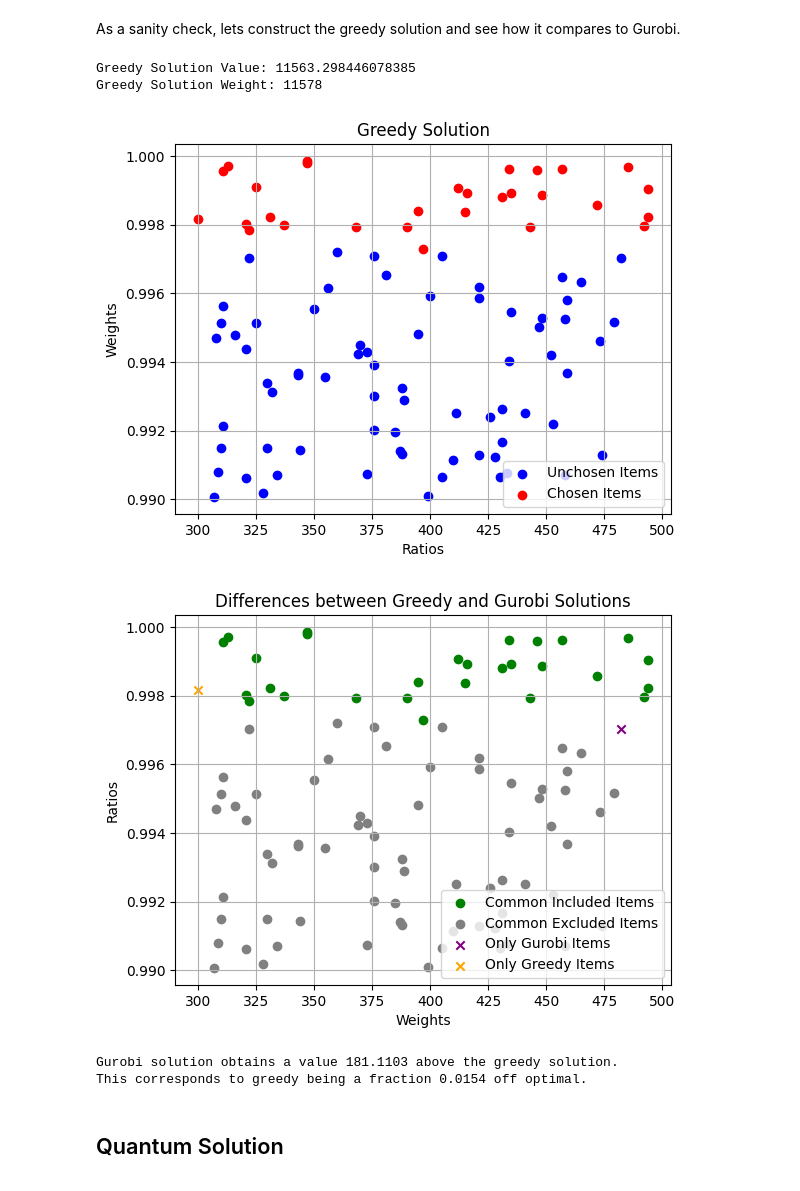
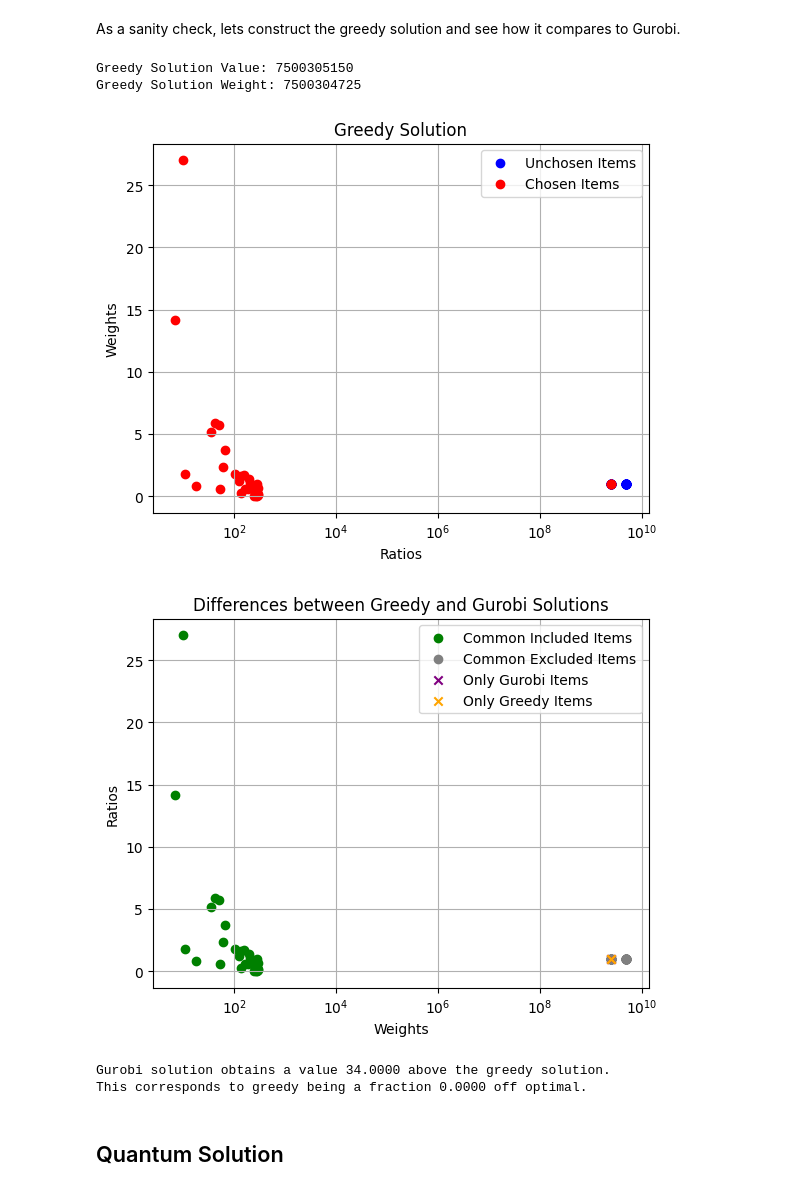
Before and after one commit to jhoule42/xQAOA_unit_commitment, a Jupyter notebook: demo.ipynb, the cells around one changed output. Saved outputs shown, nothing was run; the diff lists cells and outputs as text; code cells hidden in the pictures.

```diff
--- a/demo.ipynb
+++ b/demo.ipynb
@@ -47,3 +49,46 @@ plt.show()
+# %%
+values=np.array([5000100215, 5000100090, 5000100237, 5000100245, 5000100207,
+       5000100166, 5000100089, 5000100254, 5000100066, 5000100296,
+       5000100118, 5000100187, 5000100114, 5000100115, 5000100248,
+       5000100087, 5000100273, 5000100054, 5000100286, 5000100216,
+       5000100041, 5000100183, 5000100041, 5000100064, 5000100082,
+       5000100008, 5000100164, 5000100034, 5000100033, 5000100031,
+       5000100127, 5000100251, 5000100050, 5000100160, 5000100200,
+       2500100104, 2500100230, 2500100177, 2500100160, 2500100010,
+       2500100041, 2500100056, 2500100267, 2500100093, 2500100234,
+       2500100178, 2500100164, 2500100264, 2500100257, 2500100261,
+       2500100099, 2500100052, 2500100165, 2500100113, 2500100103,
+       2500100287, 2500100231, 2500100022, 2500100277, 2500100083,
+       2500100254, 2500100072, 2500100140, 2500100216, 2500100160,
+       2500100066, 2500100033, 2500100191, 2500100278, 2500100219,
+               39,        188,        222,         27,        220,
+              158,         66,        259,        139,          1,
+               15,        194,        180,        134,        142,
+              104,        245,        284,        294,         14,
+              189,         20,         99,        275,        190,
+              248,         29,         92,        270,         15])
+frac=0.038
+weights=np.array([5000100106, 5000100056, 5000100027, 5000100139, 5000100257,
+       5000100027, 5000100033, 5000100071, 5000100157, 5000100273,
+       5000100224, 5000100294, 5000100048, 5000100134, 5000100213,
+       5000100051, 5000100256, 5000100005, 5000100039, 5000100128,
+       5000100128, 5000100271, 5000100289, 5000100066, 5000100270,
+       5000100283, 5000100201, 5000100021, 5000100239, 5000100011,
+       5000100232, 5000100172, 5000100110, 5000100131, 5000100220,
+       2500100257, 2500100081, 2500100048, 2500100128, 2500100021,
+       2500100261, 2500100059, 2500100094, 2500100218, 2500100083,
+       2500100252, 2500100073, 2500100119, 2500100029, 2500100233,
+       2500100143, 2500100050, 2500100138, 2500100232, 2500100224,
+       2500100055, 2500100058, 2500100163, 2500100201, 2500100207,
+       2500100028, 2500100222, 2500100079, 2500100162, 2500100253,
+       2500100082, 2500100203, 2500100216, 2500100100, 2500100211,
+              133,        245,        134,        297,        204,
+              124,        298,        154,         59,        267,
+               18,        295,         35,        198,        223,
+              182,         66,        283,         51,        280,
+              105,         11,          7,        195,        234,
+               42,         52,        163,         10,        248])
+capacity = frac * np.sum(weights)
 # %% [markdown]
 Note the relationship between item weights and value is essentially linear with value equal to the weight rounded down to the nearest multiple of $d$.
 
@@ -116,39 +162,41 @@ plt.figure()
 plt.scatter(weights[~greedy_solution], ratios[~greedy_solution], color='blue', marker='o', label='Unchosen Items')
 plt.scatter(weights[greedy_solution], ratios[greedy_solution], color='red', marker='o', label='Chosen Items')
 plt.title('Greedy Solution')
 plt.xlabel('Ratios')
+plt.xscale('log')
 plt.ylabel('Weights')
 plt.legend()
 plt.grid(True)
 plt.show()
 
 # Plot the indices where the greedy solution and Gurobi solution differ
 diff_indices = np.logical_xor(greedy_solution, soln_mask)
 diff_gurobi_solutions = np.logical_and(soln_mask, diff_indices)
 diff_greedy_solutions = np.logical_and(greedy_solution, diff_indices)
 common_solutions = np.logical_and(greedy_solution, soln_mask)
 common_excluded = np.logical_and(~greedy_solution, ~soln_mask)
 plt.figure()
 plt.scatter(weights[common_solutions], ratios[common_solutions], color='green', marker='o', label='Common Included Items')
 plt.scatter(weights[common_excluded], ratios[common_excluded], color='gray', marker='o', label='Common Excluded Items')
 plt.scatter(weights[diff_gurobi_solutions], ratios[diff_gurobi_solutions], color='purple', marker='x', label='Only Gurobi Items')
 plt.scatter(weights[diff_greedy_solutions], ratios[diff_greedy_solutions], color='orange', marker='x', label='Only Greedy Items')
 plt.title('Differences between Greedy and Gurobi Solutions')
 plt.xlabel('Weights')
+plt.xscale('log')
 plt.ylabel('Ratios')
 plt.legend()
 plt.grid(True)
 plt.show()
 
 print(f"Gurobi solution obtains a value {optimal_value - greedy_value:.4f} above the greedy solution.")
 print(f"This corresponds to greedy being a fraction {(optimal_value - greedy_value)/optimal_value:.4f} off optimal.")
 # %% [output]
-Greedy Solution Value: 11563.298446078385
-Greedy Solution Weight: 11578
+Greedy Solution Value: 7500305150
+Greedy Solution Weight: 7500304725
-[figure, old version]
+[figure, new version]
-[figure, old version]
+[figure, new version]
-Gurobi solution obtains a value 181.1103 above the greedy solution.
-This corresponds to greedy being a fraction 0.0154 off optimal.
+Gurobi solution obtains a value 34.0000 above the greedy solution.
+This corresponds to greedy being a fraction 0.0000 off optimal.
 # %% [markdown]
 ## Quantum Solution
 # %% [markdown]
```
Also changed, not shown: parts of 25 cells of this notebook, 1 other file.
